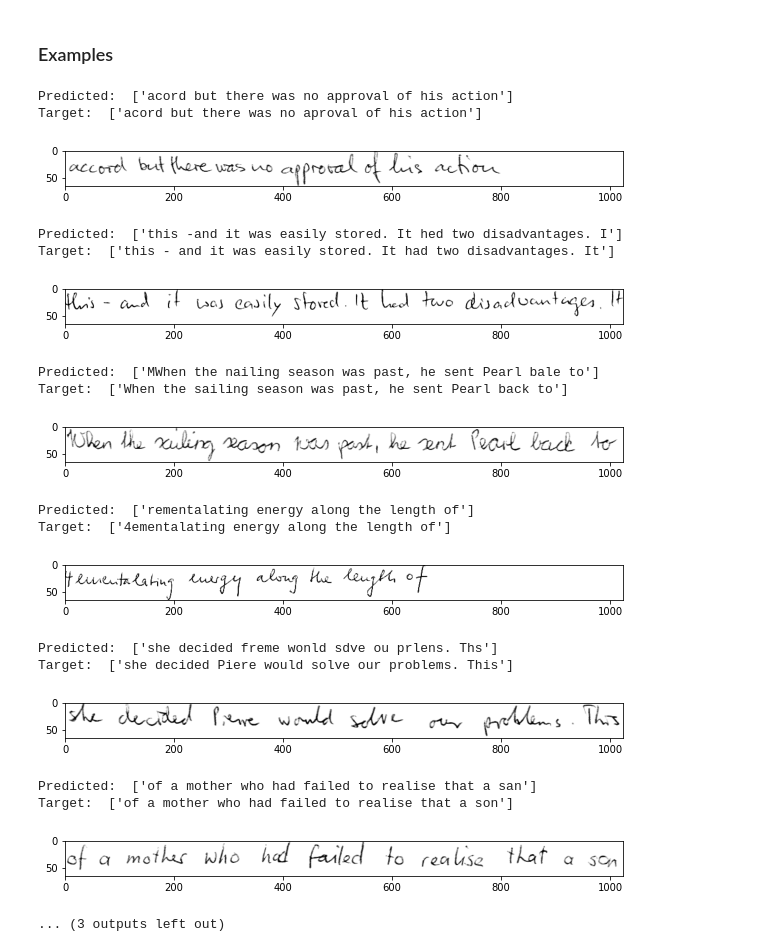
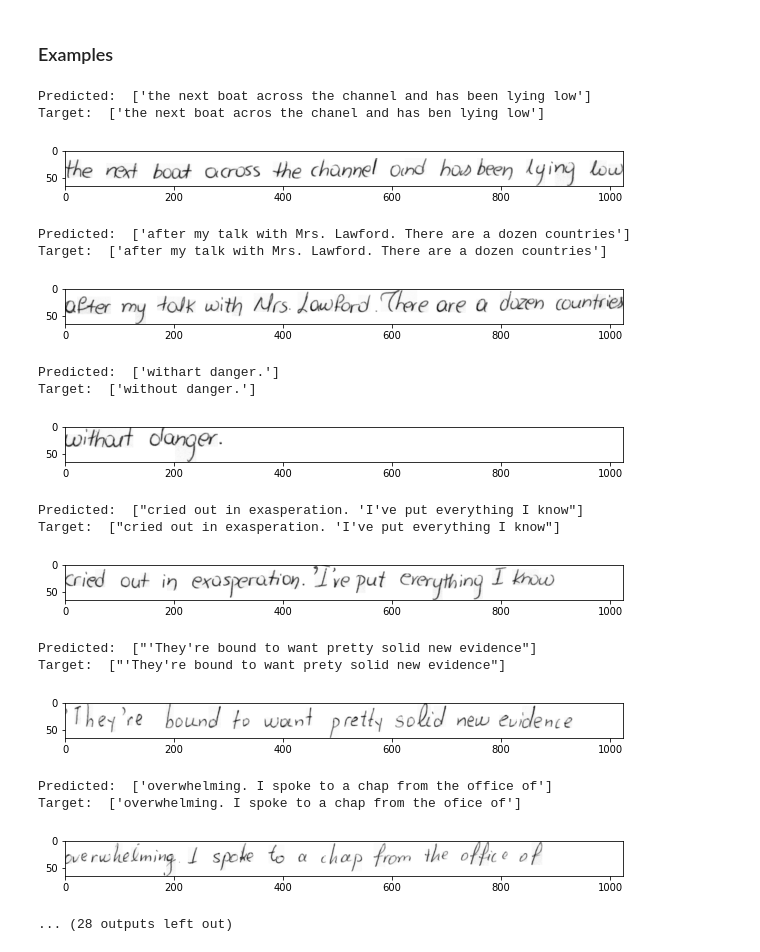
Before and after one commit to ericburdett/hwr, a Jupyter notebook: notebook-tf.ipynb, the cells around one changed output. Drawn from its saved outputs; the diff is of its cells as text; code cells hidden in the pictures.

```diff
--- a/notebook-tf.ipynb
+++ b/notebook-tf.ipynb
@@ -792,0 +889,9 @@ class IamTfDataset(tf.data.Dataset):
+# %%
+dataset = IamTfDataset()
+# %%
+for x, y in dataset:
+  print(x.shape)
+  plt.imshow(tf.squeeze(x), cmap='gray')
+  plt.pause(.1)
+  print(y)
+  break
@@ -796,11 +905,12 @@ tf.data.Dataset.range(2).interleave(IamTfDataset, num_parallel_calls=tf.data.exp
 <ParallelInterleaveDataset shapes: ((1024, 64, 1), (128,)), types: (tf.float32, tf.int32)>
 # %%
 dataset = IamTfDataset()
-dataset = dataset.batch(100).take(200)
+dataset = tf.data.Dataset.range(5).interleave(IamTfDataset, num_parallel_calls=tf.data.experimental.AUTOTUNE)
 
 start = time.perf_counter()
 counter = 0
 for x, y in dataset:
+  print(y)
   counter += 1
 tf.print(counter)
 tf.print("Execution time:", time.perf_counter() - start)
@@ -1029,8 +1139,8 @@ print('Time: ', end - start)
 # %%
 encoder = Encoder()
 model = Recognizer()
-sequence = IamSequence()
-x, y = sequence[0]
+dataset = IamTfDataset()
+x, y = next(dataset.as_numpy_iterator())
 x = tf.expand_dims(x, 0)
 # Input Shape
 x.shape
@@ -1237,46 +1360,46 @@ print('Validation:', np.mean(wers[1], axis=1))
 # %% [markdown]
 ### Examples
 # %%
-val_dataset = tf.data.Dataset.from_generator(
-    iam_generator,
-    (tf.float32, tf.int32),
-    (tf.TensorShape([None, None, 1]), tf.TensorShape([128]))
-).batch(1)
+dataset_size = len(IamSequence())
+val_dataset_size = int(.2 * dataset_size)
+train_dataset_size = dataset_size - val_dataset_size
+
+val_dataset = tf.data.TFRecordDataset('iam.tfrecords').map(read_tfrecord).skip(train_dataset_size).batch(2)
 
 encoder = Encoder(sequence_size=128)
 
 for iteration_num, (images, labels) in enumerate(val_dataset):
   if iteration_num == 20:
     break
 
   input_lengths = tf.constant(np.full((1,), 197), dtype=tf.int32)
-  preds = model2(images)
+  preds = model(images)
   preds_strings = encoder.idxs_to_str_batch(tf.argmax(preds, axis=2))
   target_strings = encoder.idxs_to_str_batch(labels)
 
   print('Predicted: ', preds_strings[:1])
   print('Target: ', target_strings[:1])
   plt.figure(figsize=(10,10))
   plt.imshow(tf.transpose(tf.squeeze(images[:1]), perm=[1,0]), cmap='gray')
   # show_imgs()
   plt.pause(1)
 # %% [output]
-Predicted:  ['acord but there was no approval of his action']
-Target:  ['acord but there was no aproval of his action']
+Predicted:  ['the next boat across the channel and has been lying low']
+Target:  ['the next boat acros the chanel and has ben lying low']
-[figure, old version]
+[figure, new version]
-Predicted:  ['this -and it was easily stored. It hed two disadvantages. I']
-Target:  ['this - and it was easily stored. It had two disadvantages. It']
+Predicted:  ['after my talk with Mrs. Lawford. There are a dozen countries']
+Target:  ['after my talk with Mrs. Lawford. There are a dozen countries']
-[figure, old version]
+[figure, new version]
-Predicted:  ['MWhen the nailing season was past, he sent Pearl bale to']
-Target:  ['When the sailing season was past, he sent Pearl back to']
+Predicted:  ['withart danger.']
+Target:  ['without danger.']
-[figure, old version]
+[figure, new version]
-Predicted:  ['rementalating energy along the length of']
-Target:  ['4ementalating energy along the length of']
+Predicted:  ["cried out in exasperation. 'I've put everything I know"]
+Target:  ["cried out in exasperation. 'I've put everything I know"]
-[figure, old version]
+[figure, new version]
-Predicted:  ['she decided freme wonld sdve ou prlens. Ths']
-Target:  ['she decided Piere would solve our problems. This']
+Predicted:  ["'They're bound to want pretty solid new evidence"]
+Target:  ["'They're bound to want prety solid new evidence"]
-[figure, old version]
+[figure, new version]
-Predicted:  ['of a mother who had failed to realise that a san']
-Target:  ['of a mother who had failed to realise that a son']
+Predicted:  ['overwhelming. I spoke to a chap from the office of']
+Target:  ['overwhelming. I spoke to a chap from the ofice of']
-[figure, old version]
+[figure, new version]
-... (3 outputs left out)
+... (28 outputs left out)
```
Also changed, not shown: parts of 21 cells of this notebook.
